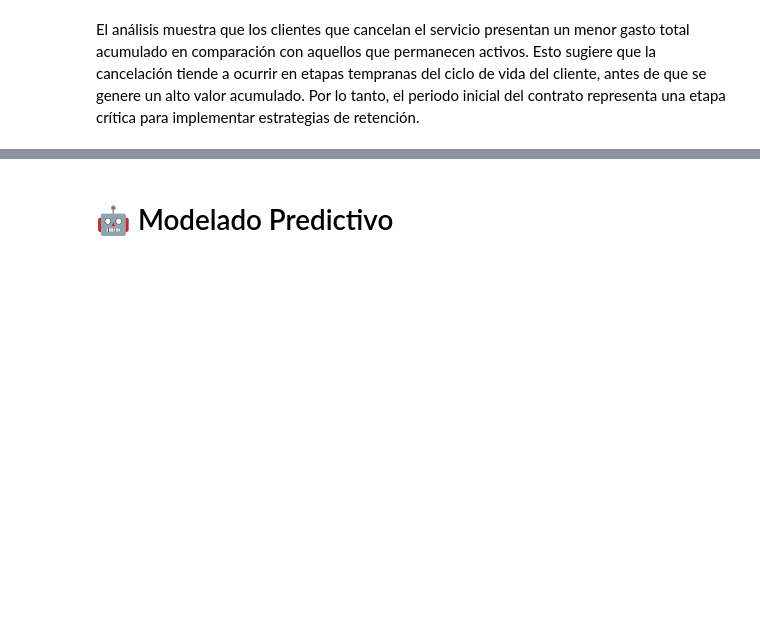
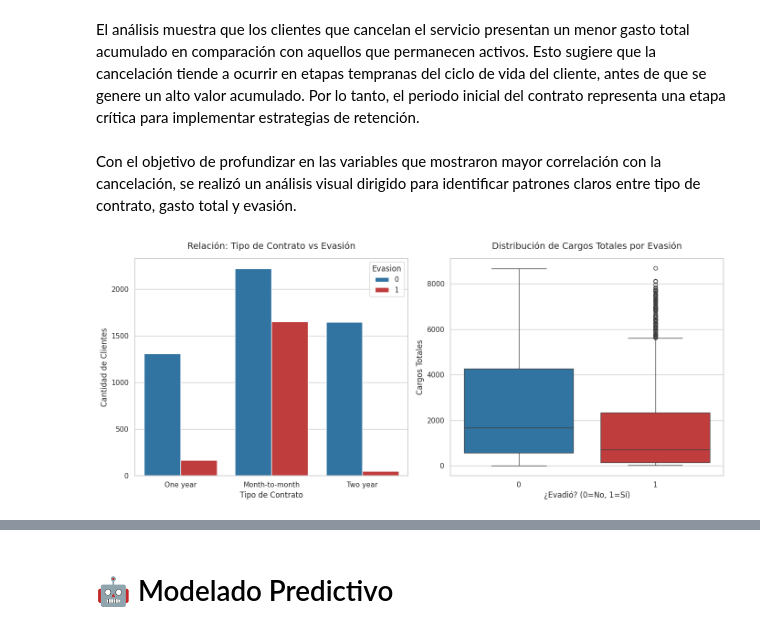
Before and after one commit to yaramirezte/TelecomX_LATAM-Parte-2, a Jupyter notebook: TelecomX_LATAM_parte_2.ipynb, the cells around one changed output, grey strips where cells are left out. Drawn from its saved outputs; the diff is of its cells as text; code cells hidden in the pictures; blank space fills up the shorter version.

```diff
--- a/TelecomX_LATAM_parte_2.ipynb
+++ b/TelecomX_LATAM_parte_2.ipynb
@@ -9,7 +9,9 @@ import pandas as pd
 # %%
 url = "https://raw.githubusercontent.com/yaramirezte/TelecomX_LATAM-Parte-2/refs/heads/main/data/datos_tratados.csv"
 
-df = pd.read_csv(url)
-
-df.head()
+try:
+    df = pd.read_csv(url)
+    print("✅ Datos cargados exitosamente desde GitHub")
+except Exception as e:
+    print(f"❌ Error al cargar los datos: {e}")
 # %% [output]
@@ -447,3 +459,34 @@ plt.show()
 [figure]
 # %% [markdown]
 El análisis muestra que los clientes que cancelan el servicio presentan un menor gasto total acumulado en comparación con aquellos que permanecen activos. Esto sugiere que la cancelación tiende a ocurrir en etapas tempranas del ciclo de vida del cliente, antes de que se genere un alto valor acumulado. Por lo tanto, el periodo inicial del contrato representa una etapa crítica para implementar estrategias de retención.
+# %% [markdown]
+Con el objetivo de profundizar en las variables que mostraron mayor correlación con la cancelación, se realizó un análisis visual dirigido para identificar patrones claros entre tipo de contrato, gasto total y evasión.
+# %%
+sns.set_style("whitegrid")
+
+plt.rcParams['figure.figsize'] = (14, 6)
+
+# Gráfica 1: Tiempo de Contrato por Cancelación
+plt.subplot(1, 2, 1)
+sns.countplot(data=df, x='Tipo_Contrato', hue='Evasion', palette=['#1f77b4', '#d62728'])
+
+plt.title('Relación: Tipo de Contrato vs Evasión', fontsize=14, pad=15)
+plt.xlabel('Tipo de Contrato', fontsize=12)
+plt.ylabel('Cantidad de Clientes', fontsize=12)
+plt.xticks(rotation=0) # Forzamos a que estén a 0 grados (horizontal)
+
+# Gráfica 2: Gasto Total por Cancelación
+plt.subplot(1, 2, 2)
+sns.boxplot(data=df, x='Evasion', y='Cargos_Totales', hue='Evasion', palette=['#1f77b4', '#d62728'])
+
+plt.title('Distribución de Cargos Totales por Evasión', fontsize=14, pad=15)
+plt.xlabel('¿Evadió? (0=No, 1=Sí)', fontsize=12)
+plt.ylabel('Cargos Totales', fontsize=12)
+
+if plt.gca().get_legend():
+    plt.gca().get_legend().remove()
+
+plt.tight_layout()
+plt.show()
+# %% [output]
+[figure, added]
```
Also changed, not shown: parts of 44 cells of this notebook.
